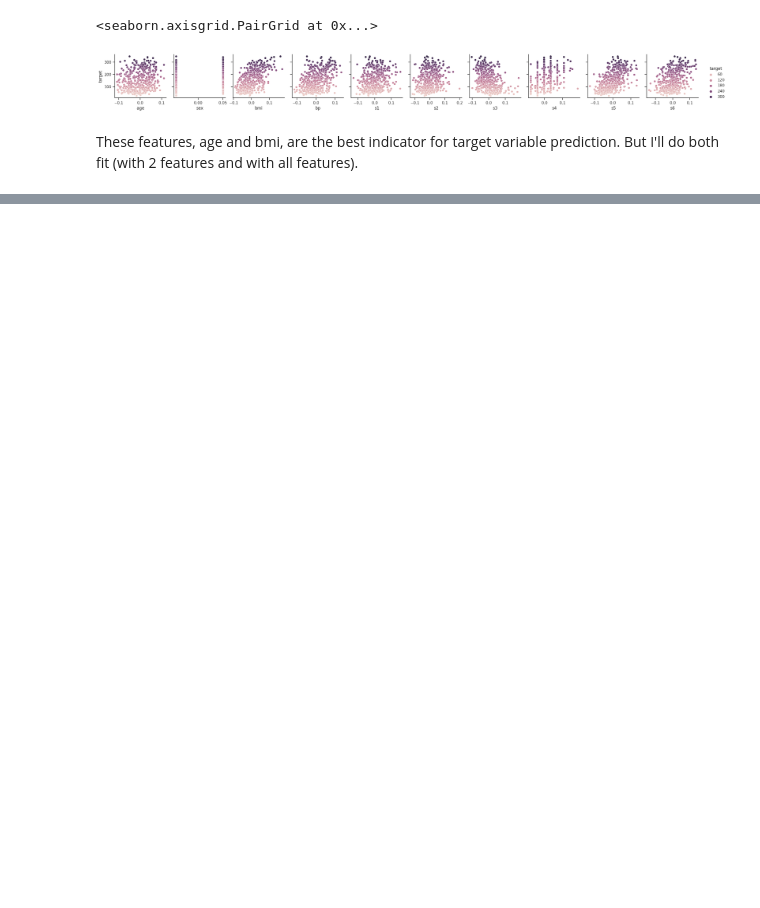
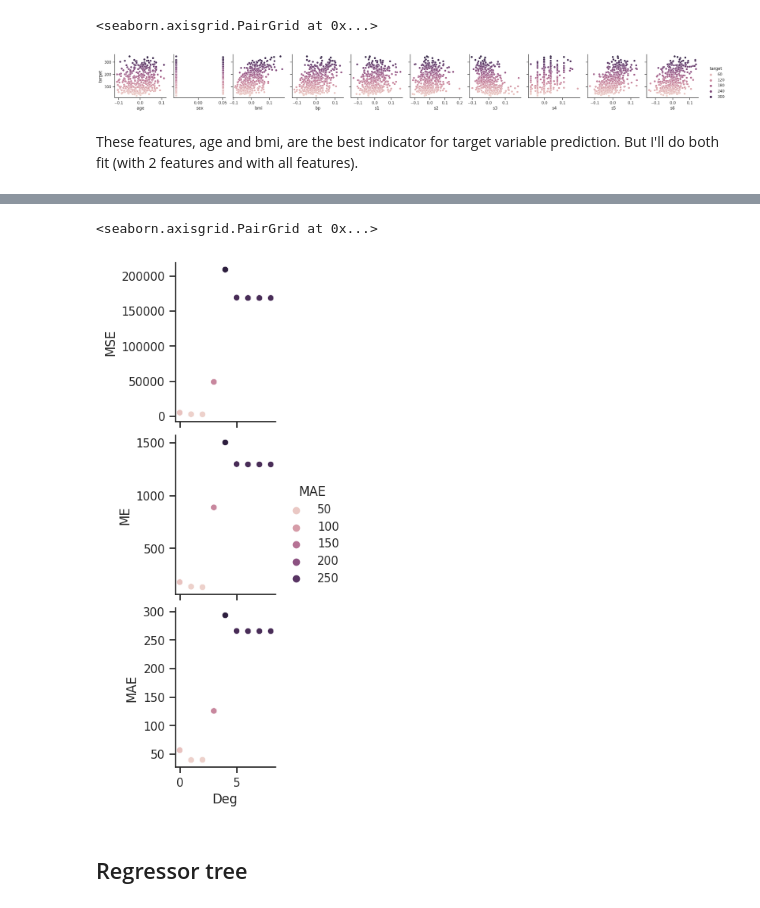
Before and after one commit to lorenzo-arcioni/master-ds, a Jupyter notebook: lezione_5/Approfondimenti/diabetes_analysis.ipynb, the cells around one changed output, grey strips where cells are left out. Cells and saved outputs as stored; diff of their text form; code cells hidden in the pictures; blank space fills up the shorter version.

```diff
--- a/lezione_5/Approfondimenti/diabetes_analysis.ipynb
+++ b/lezione_5/Approfondimenti/diabetes_analysis.ipynb
@@ -138,0 +136,10 @@ errors_deg.sort_values(['MSE', 'ME', 'MAE'])
+# %%
+sns.set_theme(style="ticks")
+sns.pairplot(errors_deg, hue="MAE",
+             x_vars=['Deg'],
+             y_vars=['MSE', 'ME', 'MAE'])
+# %% [output]
+<seaborn.axisgrid.PairGrid at 0x...>
+[figure, added]
+# %% [markdown]
+## Regressor tree
```
Also changed, not shown: parts of 12 cells of this notebook.
